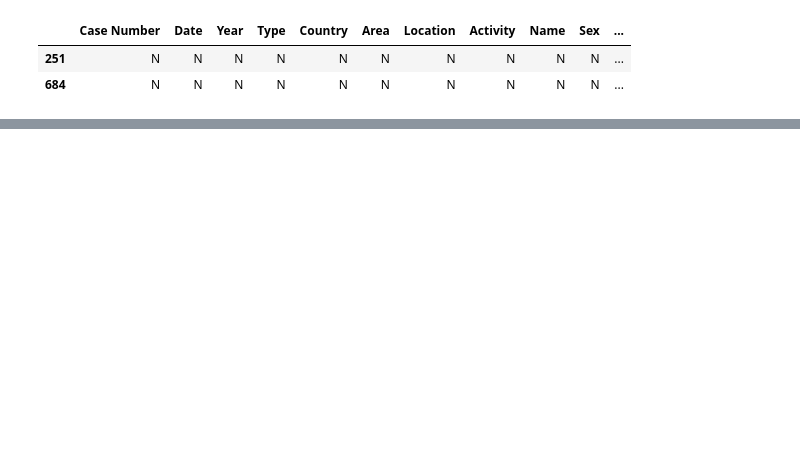
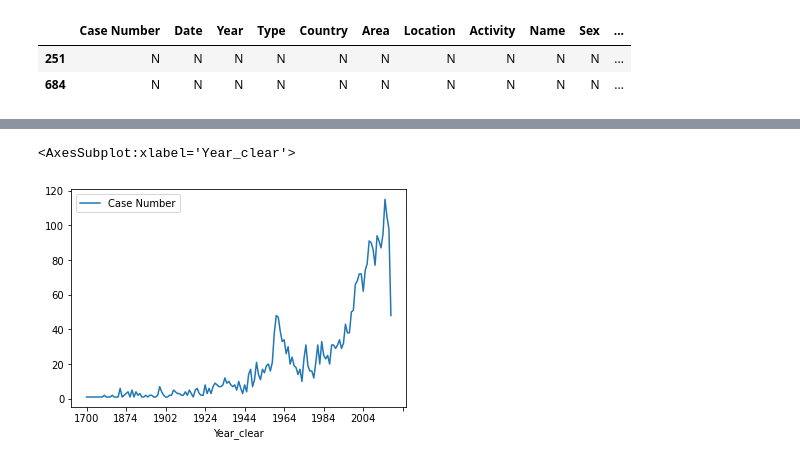
Before and after one commit to TassoCortez/Shark-Attack-Tasso, a Jupyter notebook: Trabalho - shark attack.ipynb, the cells around one changed output, grey strips where cells are left out. Cells and saved outputs as stored; diff of their text form; code cells hidden in the pictures; blank space fills up the shorter version.

Commit message:
Shark Attacks - ano e fatal limpo com graficos

```diff
--- a/Trabalho - shark attack.ipynb
+++ b/Trabalho - shark attack.ipynb
@@ -223 +208,3 @@ attacks_clear.loc[attacks_clear['Year_clear'].isnull(),'Year_clear'] = attacks_c
+# %%
+attacks_clear['Year_clear'] = attacks_clear['Year_clear'].astype(str).str.findall('\d+').str[0] # removing the .0 of the Year_clear column
 # %%
@@ -238,0 +230,9 @@ attacks_clear
+# %%
+attacks_year =  attacks_clear.groupby(['Year_clear','Fatal (Y/N)'],as_index=False)['Case Number'].count()  # agrupamento das colunas Fatal (Y/N) e Year_clear. o count tem de ser feito com uma colunao que nao esta no aggrupamento
+# %%
+fatal_n = attacks_year.loc[attacks_year['Fatal (Y/N)'] == 'N']
+# %%
+fatal_n[['Year_clear','Case Number']].set_index('Year_clear').plot()
+# %% [output]
+<AxesSubplot:xlabel='Year_clear'>
+[figure, added]
```
Also changed, not shown: parts of 6 cells of this notebook.
